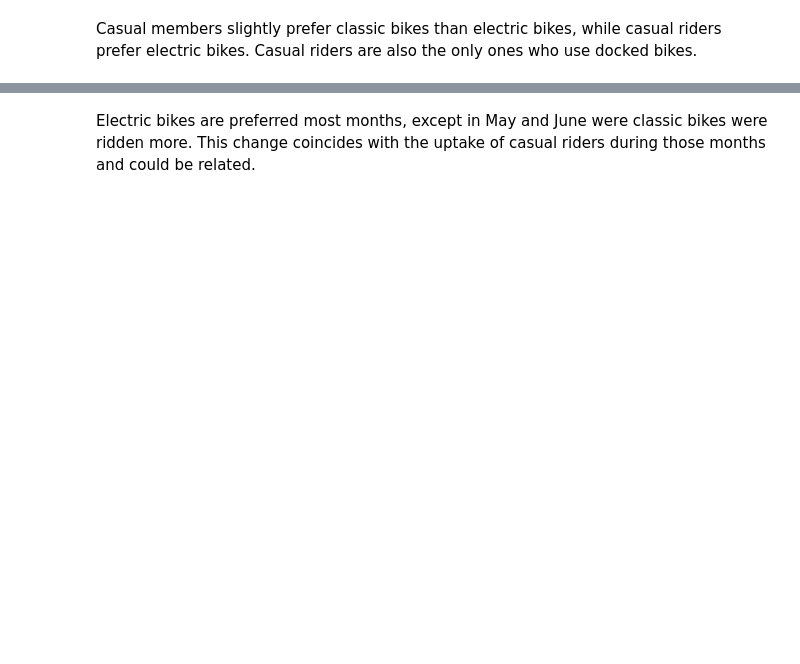
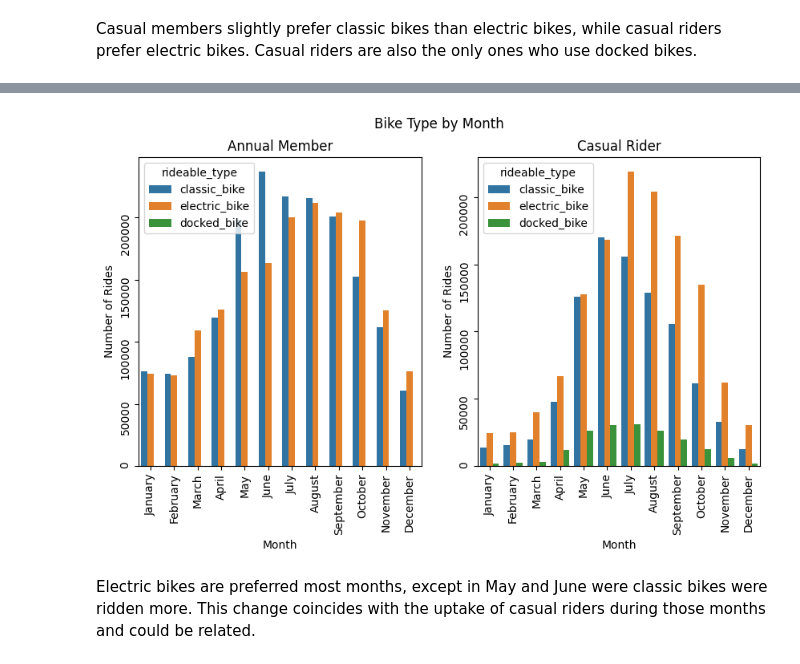
Before and after one commit to paulgreber/RideShareAnalysis, a Jupyter notebook: ride_share_analysis.ipynb, the cells around one changed output, grey strips where cells are left out. Cells and saved outputs as stored; diff of their text form; code cells hidden in the pictures; blank space fills up the shorter version.

```diff
--- a/ride_share_analysis.ipynb
+++ b/ride_share_analysis.ipynb
@@ -442,3 +494,35 @@ plt.show()
+# %%
+member_df = df.query("member_casual == 'member'")
+casual_df = df.query("member_casual == 'casual'")
+# %%
+fig, axes = plt.subplots(1,2, figsize=(10,5))
+sns.countplot(
+    data=member_df,
+    x='month',
+    hue='rideable_type',
+    ax=axes[0]
+).set(
+    title="Annual Member",
+    xlabel="Month",
+    ylabel="Number of Rides"
+)
+axes[0].tick_params(labelrotation=90)
+sns.countplot(
+    data=casual_df,
+    x='month',
+    hue='rideable_type',
+    ax=axes[1]
+).set(
+    title="Casual Rider",
+    xlabel="Month",
+    ylabel="Number of Rides"
+)
+axes[0].tick_params(labelrotation=90)
+axes[1].tick_params(labelrotation=90)
+fig.suptitle("Bike Type by Month")
+plt.show()
+# %% [output]
+[figure, added]
 # %% [markdown]
 Electric bikes are preferred most months, except in May and June were classic bikes were ridden more. This change coincides with the uptake of casual riders during those months and could be related.
 # %%
```
Also changed, not shown: parts of 19 cells of this notebook, 10 other files.
